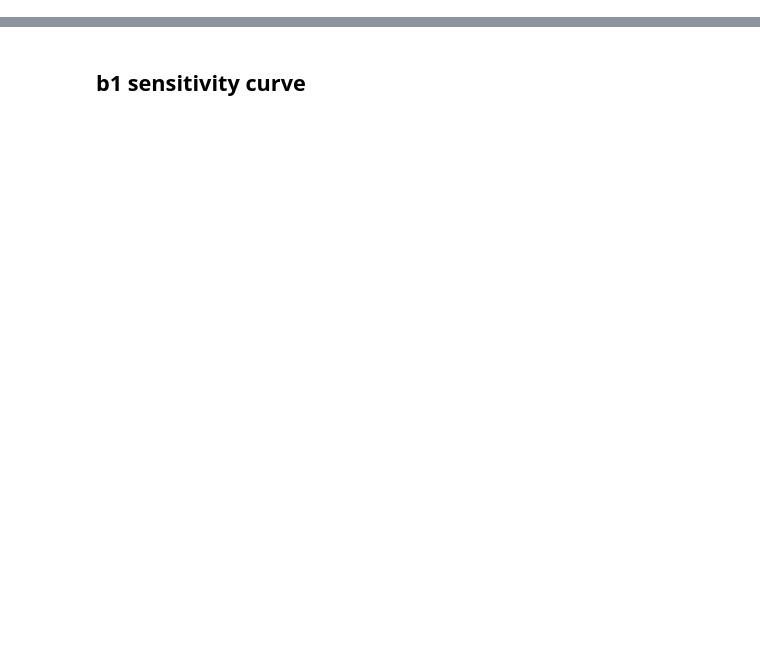
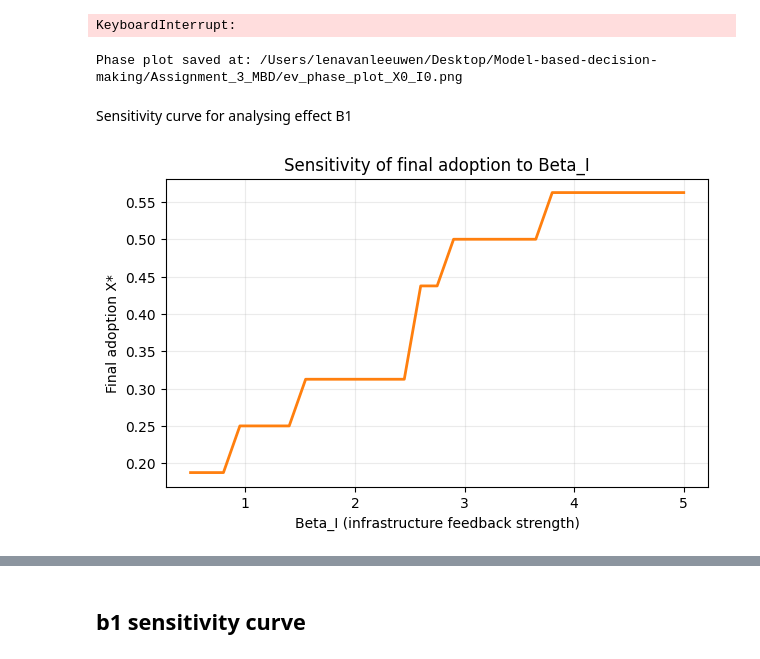
Before and after one commit to LenavanLeeuwen04/Assignment_3_MBD, a Jupyter notebook: testLena.ipynb, the cells around one changed output, grey strips where cells are left out. Drawn from its saved outputs; the diff is of its cells as text; code cells hidden in the pictures; blank space fills up the shorter version.

```diff
--- a/testLena.ipynb
+++ b/testLena.ipynb
@@ -863,0 +911,28 @@ def run_X0_sweep_plot(model_class,
+# %%
+# Parameters voor jouw onderzoek
+X0_values = np.linspace(0.0, 1.0, 21)
+ratio_values = np.linspace(0.8, 3.5, 31)
+scenario_kwargs = {
+    "I0": 0.05,
+    "beta_I": 2.0,
+    "b": 1.0,
+    "g_I": 0.10,
+    "network_type": "random",
+    "n_nodes": 200,
+}
+
+# Aanroepen van de functie
+phase_path = run_phase_plot_X0_vs_ratio_network(
+    X0_values=X0_values,
+    ratio_values=ratio_values,
+    scenario_kwargs=scenario_kwargs,
+    T=200,
+    strategy_choice_func="logit",
+    tau=1.0,
+    max_workers=1,
+    backend="thread"
+)
+
+print("Phase plot saved at:", phase_path)
+# %% [output]
+KeyboardInterrupt:
@@ -863,0 +1021,30 @@ def run_X0_sweep_plot(model_class,
+# %%
+# Parameters voor jouw onderzoek
+X0_values = np.linspace(0.0, 1.0, 11)
+I0_values = np.linspace(0.0, 0.2, 11)
+scenario_kwargs = {
+    "I0": 0.05,
+    "beta_I": 2.0,
+    "b": 1.0,
+    "g_I": 0.10,
+    "network_type": "random",
+    "n_nodes": 200,
+}
+
+# Aanroepen van de functie
+phase_path = run_phase_plot_X0_vs_I0_network(
+    X0_values=X0_values,
+    I0_values=I0_values,
+    scenario_kwargs=scenario_kwargs,
+    T=200,
+    strategy_choice_func="logit",
+    tau=1.0,
+    max_workers=1,
+    backend="thread"
+)
+
+print("Phase plot saved at:", phase_path)
+# %% [output]
+Phase plot saved at: /Users/lenavanleeuwen/Desktop/Model-based-decision-making/Assignment_3_MBD/ev_phase_plot_X0_I0.png
+# %% [markdown]
+Sensitivity curve for analysing effect B1
@@ -863,0 +1106,14 @@ def run_X0_sweep_plot(model_class,
+# %%
+# Cell 2: Generate the plot
+betaI_values = np.linspace(0.5, 5.0, 31)
+sweep_df = betaI_sweep_df(X0_frac=0.4, betaI_values=betaI_values, seed=42)
+
+plt.figure(figsize=(7,4))
+plt.plot(sweep_df["beta_I"], sweep_df["X_mean"], lw=2, color="C1")
+plt.xlabel("Beta_I (infrastructure feedback strength)")
+plt.ylabel("Final adoption X*")
+plt.title("Sensitivity of final adoption to Beta_I")
+plt.grid(alpha=0.25)
+plt.show()
+# %% [output]
+[figure, added]
```
Also changed, not shown: parts of 16 cells of this notebook, 1 other file.
